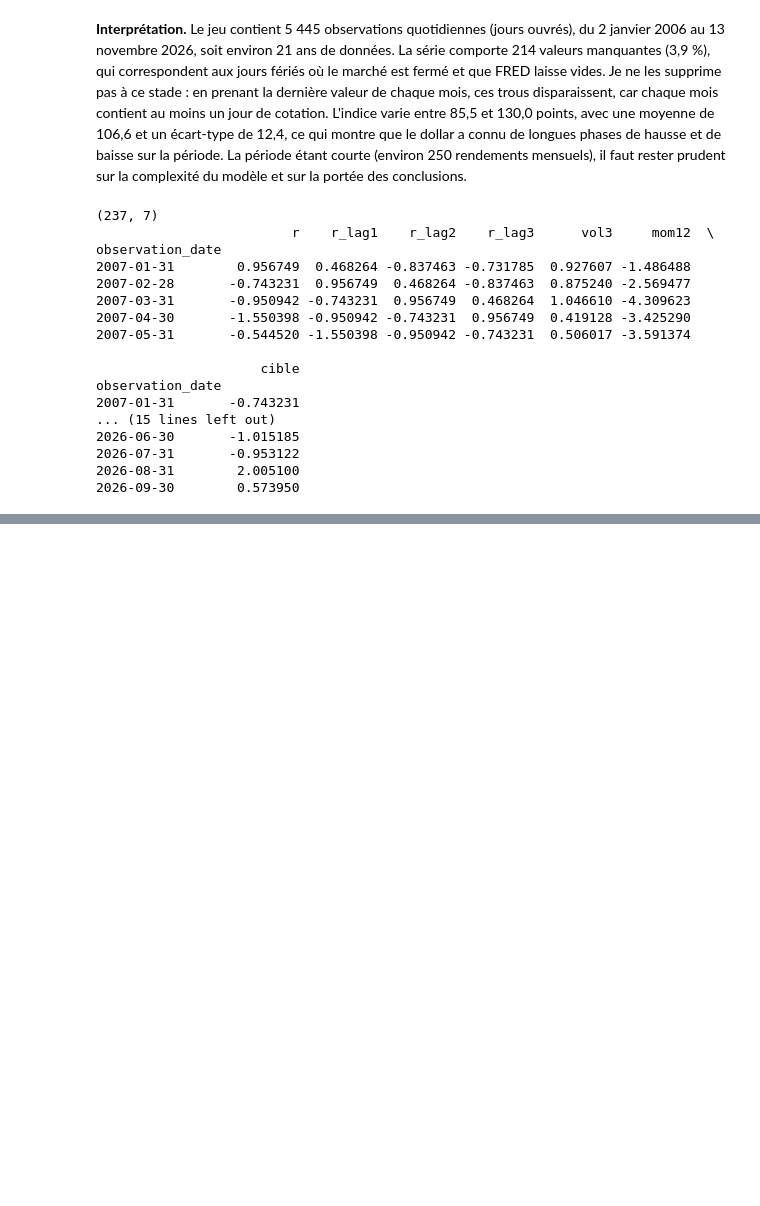
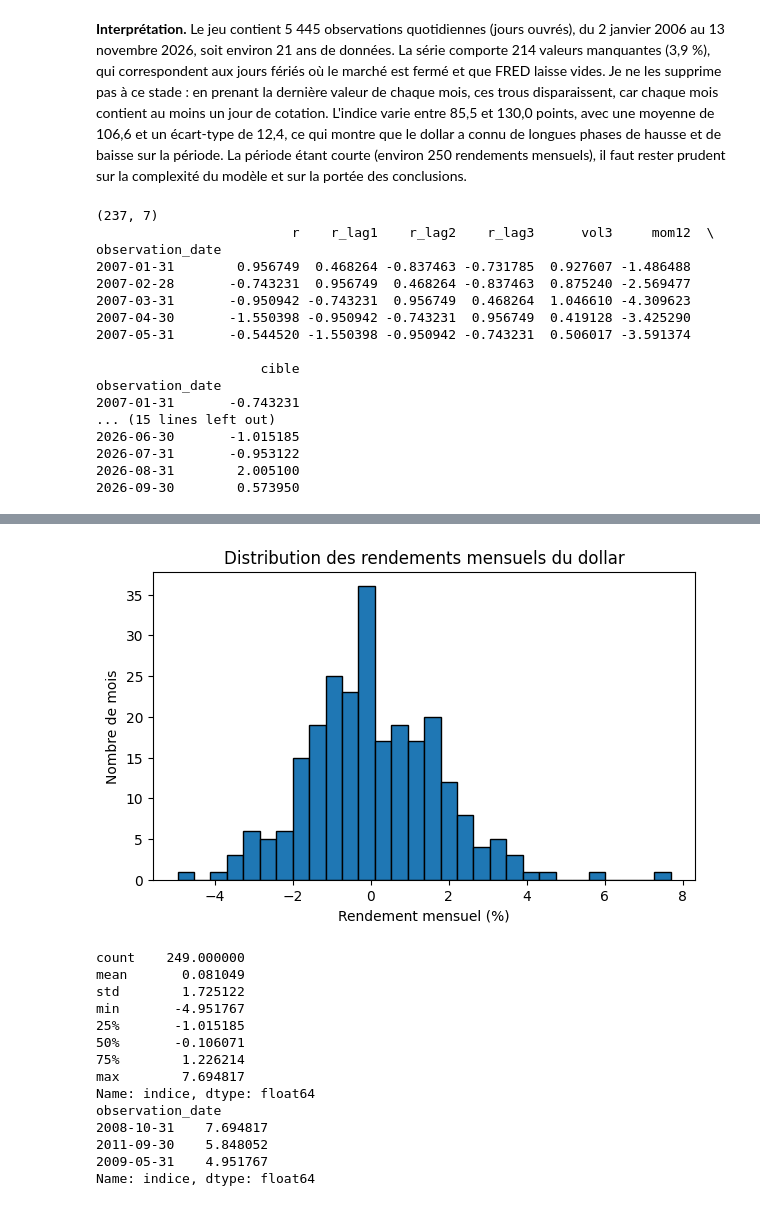
Before and after one commit to telloudi-khadijaencg-alt/23009059-TELLOUDIKHADIJA-G3FINANCE, a Jupyter notebook: notebooks/projet_F21.ipynb, the cells around one changed output, grey strips where cells are left out. Cells and saved outputs as stored; diff of their text form; code cells hidden in the pictures; blank space fills up the shorter version.

```diff
--- a/notebooks/projet_F21.ipynb
+++ b/notebooks/projet_F21.ipynb
@@ -119,0 +134,31 @@ files.download("data/raw/DTWEXBGS.csv")
+# %%
+m_exp = raw["indice"].resample("ME").last()
+m_exp = m_exp[m_exp.index < "2026-11-01"]
+r_exp = np.log(m_exp).diff() * 100
+
+plt.figure(figsize=(7, 4))
+plt.hist(r_exp.dropna(), bins=30, edgecolor="black")
+plt.title("Distribution des rendements mensuels du dollar")
+plt.xlabel("Rendement mensuel (%)")
+plt.ylabel("Nombre de mois")
+plt.savefig("figures/graph2_rendements.png", dpi=150, bbox_inches="tight")
+plt.show()
+
+print(r_exp.describe())
+print(r_exp.abs().sort_values(ascending=False).head(3))
+# %% [output]
+[figure, added]
+count    249.000000
+mean       0.081049
+std        1.725122
+min       -4.951767
+25%       -1.015185
+50%       -0.106071
+75%        1.226214
+max        7.694817
+Name: indice, dtype: float64
+observation_date
+2008-10-31    7.694817
+2011-09-30    5.848052
+2009-05-31    4.951767
+Name: indice, dtype: float64
```
Also changed, not shown: parts of 7 cells of this notebook.
